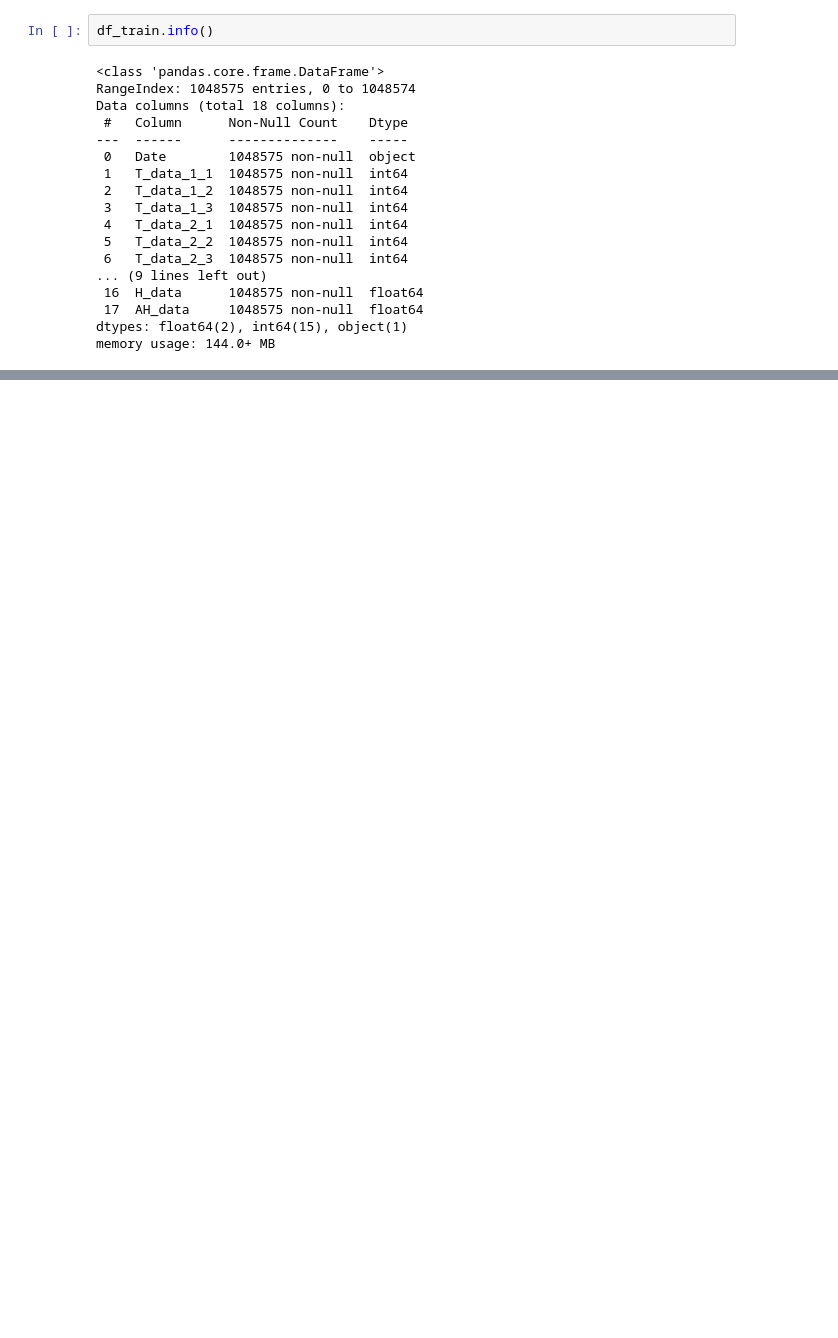
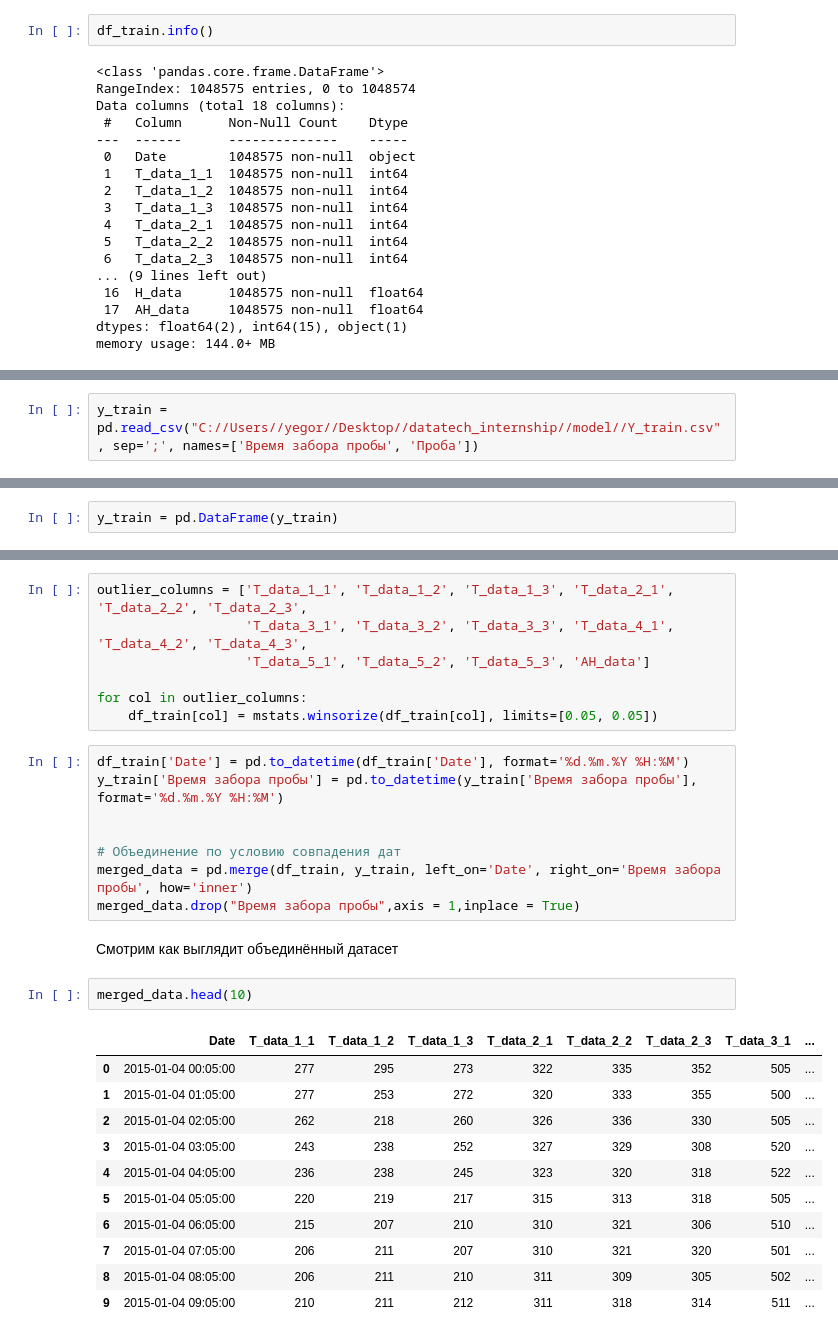
Before and after one commit to kuzmichye/datatech_intern, a Jupyter notebook: model/main.ipynb, the cells around one changed output, grey strips where cells are left out. Saved outputs shown, nothing was run; the diff lists cells and outputs as text; blank space fills up the shorter version.

```diff
--- a/model/main.ipynb
+++ b/model/main.ipynb
@@ -40,0 +213,2 @@ memory usage: 144.0+ MB
+# %%
+y_train = pd.read_csv("C://Users//yegor//Desktop//datatech_internship//model//Y_train.csv", sep=';', names=['Время забора пробы', 'Проба'])
@@ -40,0 +223,2 @@ memory usage: 144.0+ MB
+# %%
+y_train = pd.DataFrame(y_train)
@@ -40,0 +243,31 @@ memory usage: 144.0+ MB
+# %%
+outlier_columns = ['T_data_1_1', 'T_data_1_2', 'T_data_1_3', 'T_data_2_1', 'T_data_2_2', 'T_data_2_3',
+                   'T_data_3_1', 'T_data_3_2', 'T_data_3_3', 'T_data_4_1', 'T_data_4_2', 'T_data_4_3',
+                   'T_data_5_1', 'T_data_5_2', 'T_data_5_3', 'AH_data']
+
+for col in outlier_columns:
+    df_train[col] = mstats.winsorize(df_train[col], limits=[0.05, 0.05])
+# %%
+df_train['Date'] = pd.to_datetime(df_train['Date'], format='%d.%m.%Y %H:%M')
+y_train['Время забора пробы'] = pd.to_datetime(y_train['Время забора пробы'], format='%d.%m.%Y %H:%M')
+
+
+# Объединение по условию совпадения дат
+merged_data = pd.merge(df_train, y_train, left_on='Date', right_on='Время забора пробы', how='inner')
+merged_data.drop("Время забора пробы",axis = 1,inplace = True)
+# %% [markdown]
+Смотрим как выглядит объединённый датасет
+# %%
+merged_data.head(10)
+# %% [output]
+|  | Date | T_data_1_1 | T_data_1_2 | T_data_1_3 | T_data_2_1 | T_data_2_2 | T_data_2_3 | T_data_3_1 | ... |
+| 0 | 2015-01-04 00:05:00 | 277 | 295 | 273 | 322 | 335 | 352 | 505 | ... |
+| 1 | 2015-01-04 01:05:00 | 277 | 253 | 272 | 320 | 333 | 355 | 500 | ... |
+| 2 | 2015-01-04 02:05:00 | 262 | 218 | 260 | 326 | 336 | 330 | 505 | ... |
+| 3 | 2015-01-04 03:05:00 | 243 | 238 | 252 | 327 | 329 | 308 | 520 | ... |
+| 4 | 2015-01-04 04:05:00 | 236 | 238 | 245 | 323 | 320 | 318 | 522 | ... |
+| 5 | 2015-01-04 05:05:00 | 220 | 219 | 217 | 315 | 313 | 318 | 505 | ... |
+| 6 | 2015-01-04 06:05:00 | 215 | 207 | 210 | 310 | 321 | 306 | 510 | ... |
+| 7 | 2015-01-04 07:05:00 | 206 | 211 | 207 | 310 | 321 | 320 | 501 | ... |
+| 8 | 2015-01-04 08:05:00 | 206 | 211 | 210 | 311 | 309 | 305 | 502 | ... |
+| 9 | 2015-01-04 09:05:00 | 210 | 211 | 212 | 311 | 318 | 314 | 511 | ... |
```
Also changed, not shown: parts of 31 cells of this notebook, 4 other files.
